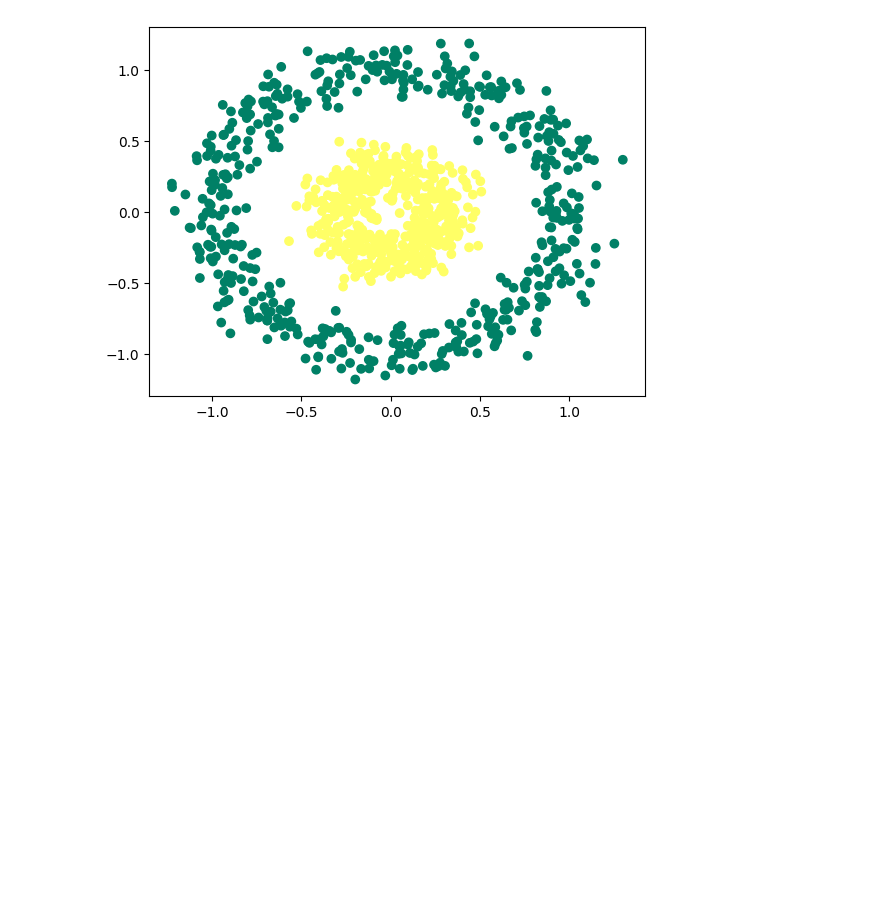
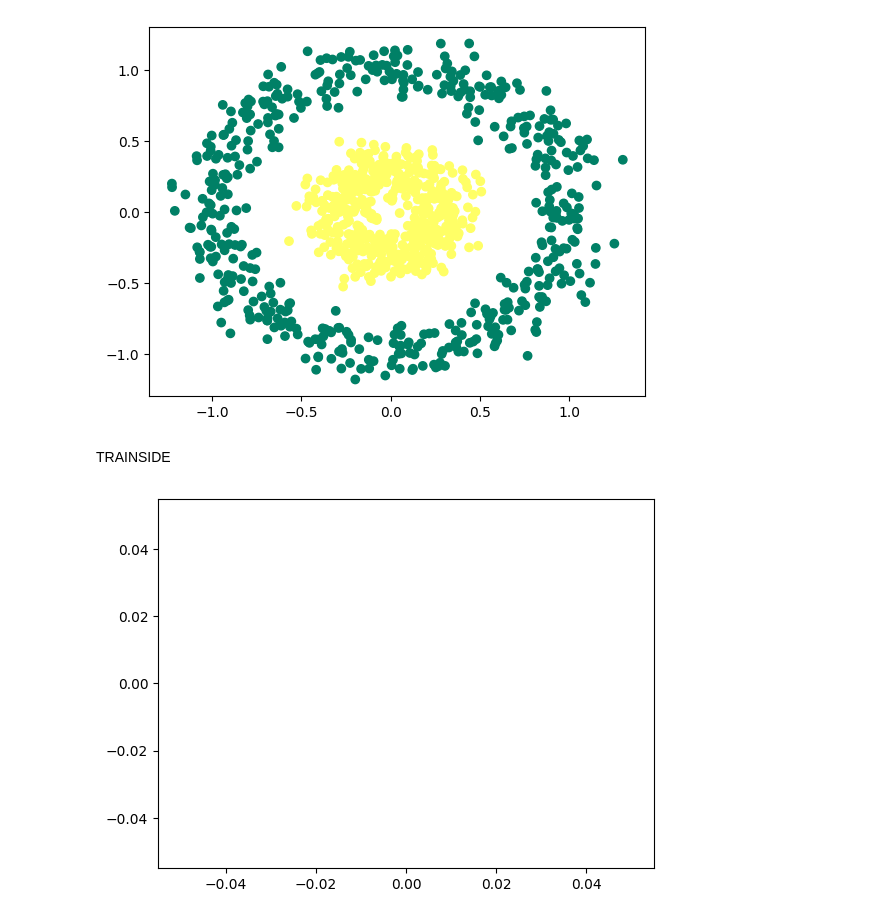
Before and after one commit to hugo-gclvs/DNN, a Jupyter notebook: main.ipynb, the cells around one changed output. Cells and saved outputs as stored; diff of their text form; code cells hidden in the pictures; blank space fills up the shorter version.

Commit message:
adding train and test side

```diff
--- a/main.ipynb
+++ b/main.ipynb
@@ -56,3 +56,41 @@ trainloader = DataLoader(trainset, batch_size=batch_size, shuffle=True)
 
 loss_fn = nn.BCELoss()
 optimizer = torch.optim.Adam(dnn.parameters(), lr=0.01)
+# %% [markdown]
+TRAINSIDE
+# %%
+def train(dataloader, model, loss_fn, optimizer, num_epoch):
+    size = len(dataloader.dataset)
+    model.train()
+    losses = []
+
+    for epoch in notebook_tqdm.tqdm(range(num_epoch)):
+        epoch_loss = 0.0
+
+        for batch, (X, y) in enumerate(dataloader):
+            X, y = X.to(device), y.to(device)
+
+            y_pred = model(X)
+            loss = loss_fn(y_pred, y)
+            epoch_loss += loss.item()
+
+            optimizer.zero_grad()
+            loss.backward()
+            optimizer.step()
+
+    plt.plot(losses)
+    plt.show()
+# %%
+train(trainloader, dnn, loss_fn, optimizer, 100)
+
+test_inputs, test_labels = make_circles(n_samples=100, noise=0.1, factor=0.3, random_state=1)
+test_inputs = test_inputs.T
+test_labels = test_labels.reshape((1, test_labels.shape[0]))
+test_inputs_tensor = torch.tensor(test_inputs.T, dtype=torch.float32).to(device)
+test_labels_tensor = torch.tensor(test_labels.T, dtype=torch.float32).to(device)
+
+predictions = dnn(test_inputs_tensor)
+
+binary_predictions = np.where(predictions.cpu().detach().numpy() > 0.5, 1, 0)
+# %% [output]
+[figure, added]
```
Also changed, not shown: parts of 1 cell of this notebook.
